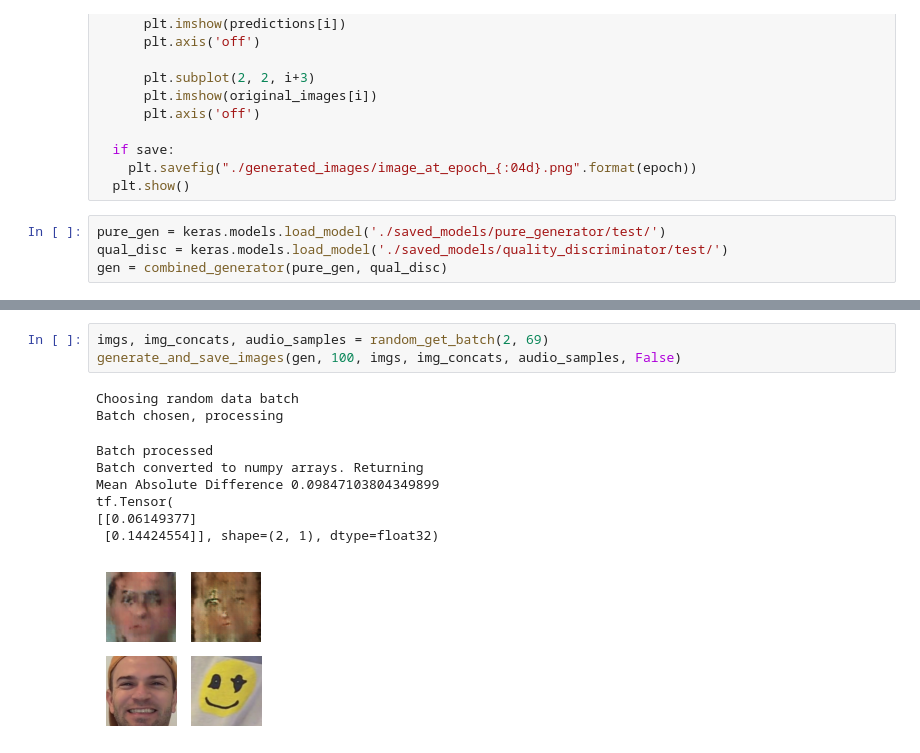
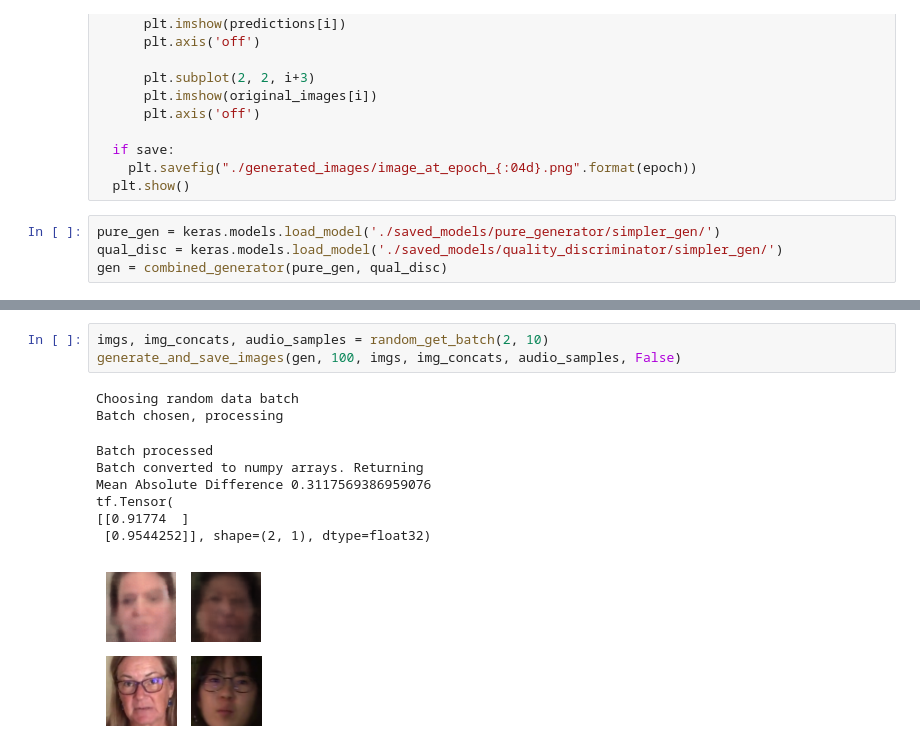
Before and after one commit to BasicallyOk/deepfake-lip-sync, a Jupyter notebook: demo.ipynb, the cells around one changed output, grey strips where cells are left out. Cells and saved outputs as stored; diff of their text form.

```diff
--- a/demo.ipynb
+++ b/demo.ipynb
@@ -132,7 +140,7 @@ def generate_and_save_images(model, epoch, original_images, gen_imgs, audio_samp
     plt.savefig("./generated_images/image_at_epoch_{:04d}.png".format(epoch))
   plt.show()
 # %%
-pure_gen = keras.models.load_model('./saved_models/pure_generator/test/')
-qual_disc = keras.models.load_model('./saved_models/quality_discriminator/test/')
+pure_gen = keras.models.load_model('./saved_models/pure_generator/simpler_gen/')
+qual_disc = keras.models.load_model('./saved_models/quality_discriminator/simpler_gen/')
 gen = combined_generator(pure_gen, qual_disc)
 # %% [output]
@@ -145,15 +165,15 @@ WARNING:root:The given value for groups will be overwritten.
 WARNING:root:The given value for groups will be overwritten.
 WARNING:root:The given value for groups will be overwritten.
 # %%
-imgs, img_concats, audio_samples = random_get_batch(2, 69)
+imgs, img_concats, audio_samples = random_get_batch(2, 10)
 generate_and_save_images(gen, 100, imgs, img_concats, audio_samples, False)
 # %% [output]
 Choosing random data batch
 Batch chosen, processing
 Batch processed
 Batch converted to numpy arrays. Returning
-Mean Absolute Difference 0.09847103804349899
+Mean Absolute Difference 0.3117569386959076
 tf.Tensor(
-[[0.06149377]
- [0.14424554]], shape=(2, 1), dtype=float32)
+[[0.91774  ]
+ [0.9544252]], shape=(2, 1), dtype=float32)
-[figure, old version]
+[figure, new version]
```
Also changed, not shown: parts of 2 cells of this notebook, 2 other files.
